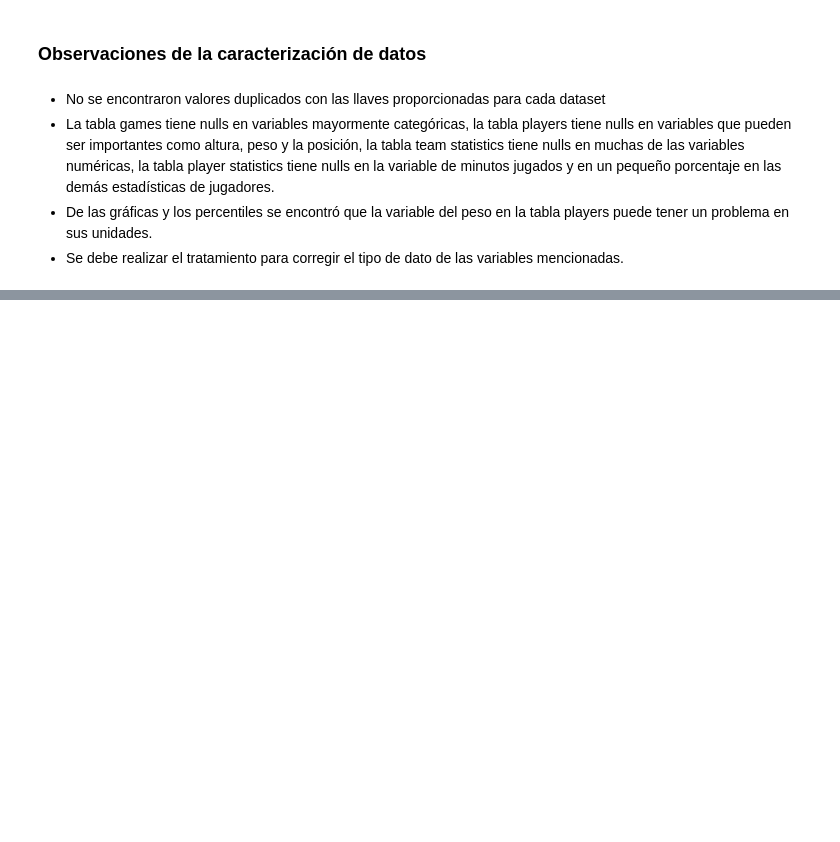
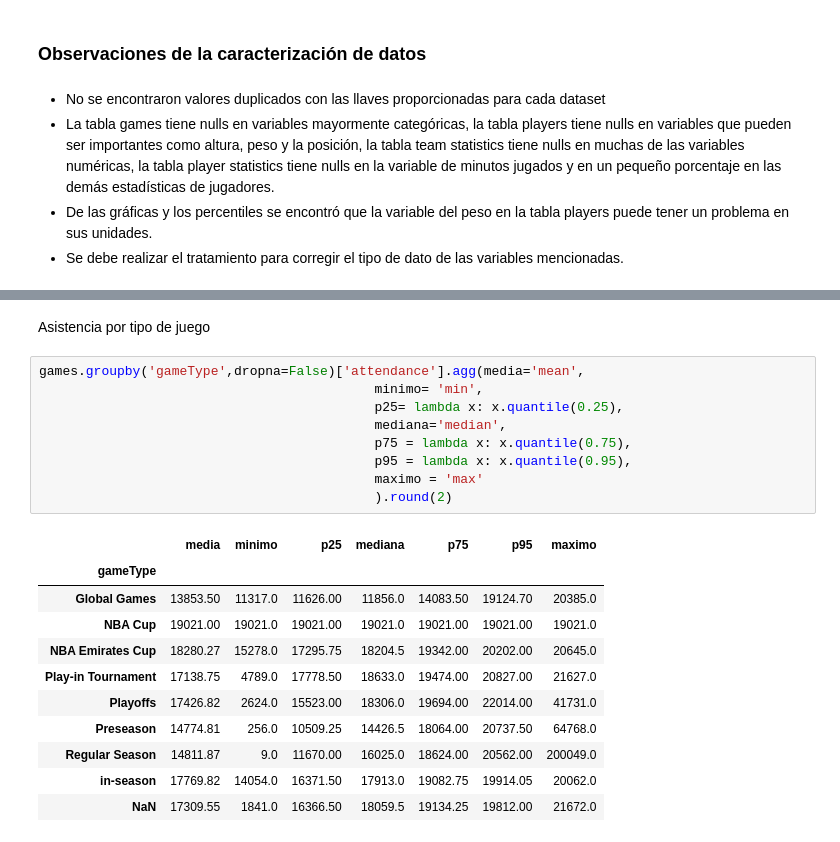
Before and after one commit to 2roma5/Diplomado_M1, a Jupyter notebook: nba.ipynb, the cells around one changed output, grey strips where cells are left out. Drawn from its saved outputs; the diff is of its cells as text; blank space fills up the shorter version.

```diff
--- a/nba.ipynb
+++ b/nba.ipynb
@@ -523,0 +592,23 @@ np.int64(0)
+# %% [markdown]
+Asistencia por tipo de juego
+# %%
+games.groupby('gameType',dropna=False)['attendance'].agg(media='mean',
+                                           minimo= 'min',
+                                           p25= lambda x: x.quantile(0.25),
+                                           mediana='median',
+                                           p75 = lambda x: x.quantile(0.75),
+                                           p95 = lambda x: x.quantile(0.95),
+                                           maximo = 'max'
+                                           ).round(2)
+# %% [output]
+|  | media | minimo | p25 | mediana | p75 | p95 | maximo |
+| gameType |  |  |  |  |  |  |  |
+| Global Games | 13853.50 | 11317.0 | 11626.00 | 11856.0 | 14083.50 | 19124.70 | 20385.0 |
+| NBA Cup | 19021.00 | 19021.0 | 19021.00 | 19021.0 | 19021.00 | 19021.00 | 19021.0 |
+| NBA Emirates Cup | 18280.27 | 15278.0 | 17295.75 | 18204.5 | 19342.00 | 20202.00 | 20645.0 |
+| Play-in Tournament | 17138.75 | 4789.0 | 17778.50 | 18633.0 | 19474.00 | 20827.00 | 21627.0 |
+| Playoffs | 17426.82 | 2624.0 | 15523.00 | 18306.0 | 19694.00 | 22014.00 | 41731.0 |
+| Preseason | 14774.81 | 256.0 | 10509.25 | 14426.5 | 18064.00 | 20737.50 | 64768.0 |
+| Regular Season | 14811.87 | 9.0 | 11670.00 | 16025.0 | 18624.00 | 20562.00 | 200049.0 |
+| in-season | 17769.82 | 14054.0 | 16371.50 | 17913.0 | 19082.75 | 19914.05 | 20062.0 |
+| NaN | 17309.55 | 1841.0 | 16366.50 | 18059.5 | 19134.25 | 19812.00 | 21672.0 |
```
Also changed, not shown: parts of 22 cells of this notebook.
